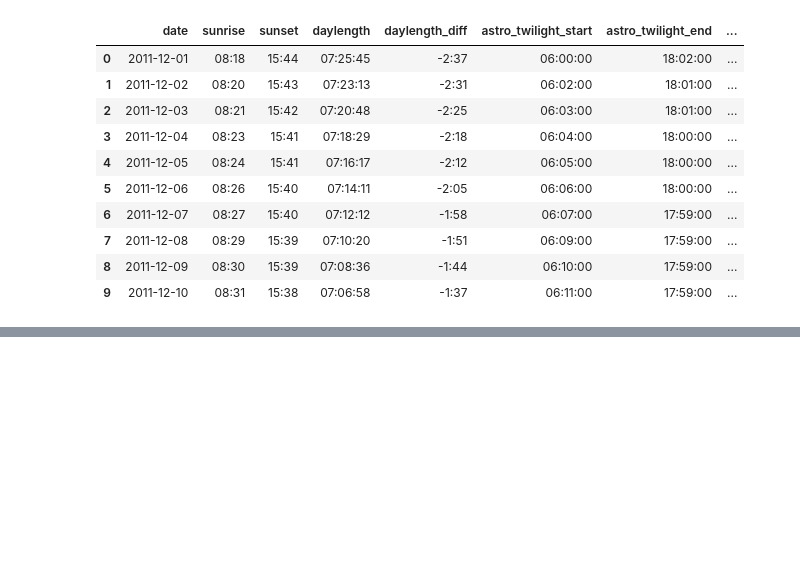
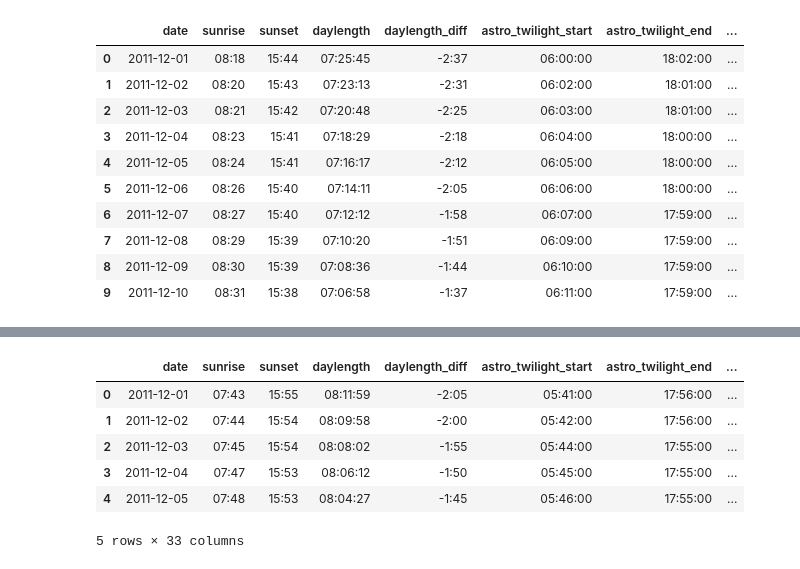
Before and after one commit to Firefly08/L5-DE-Hackathon-3-LH, a Jupyter notebook: explorer_short.ipynb, the cells around one changed output, grey strips where cells are left out. Cells and saved outputs as stored; diff of their text form; code cells hidden in the pictures; blank space fills up the shorter version.

```diff
--- a/explorer_short.ipynb
+++ b/explorer_short.ipynb
@@ -59,0 +89,12 @@ merged.to_csv('outputs/scottish_weather_data1.csv', index=False)
+# %%
+london_merged = utils.merge_datasets(london_df, royston_df)
+london_merged.to_csv('outputs/london_weather_data.csv', index=False)
+london_merged.head()
+# %% [output]
+|  | date | sunrise | sunset | daylength | daylength_diff | astro_twilight_start | astro_twilight_end | ... |
+| 0 | 2011-12-01 | 07:43 | 15:55 | 08:11:59 | -2:05 | 05:41:00 | 17:56:00 | ... |
+| 1 | 2011-12-02 | 07:44 | 15:54 | 08:09:58 | -2:00 | 05:42:00 | 17:56:00 | ... |
+| 2 | 2011-12-03 | 07:45 | 15:54 | 08:08:02 | -1:55 | 05:44:00 | 17:55:00 | ... |
+| 3 | 2011-12-04 | 07:47 | 15:53 | 08:06:12 | -1:50 | 05:45:00 | 17:55:00 | ... |
+| 4 | 2011-12-05 | 07:48 | 15:53 | 08:04:27 | -1:45 | 05:46:00 | 17:55:00 | ... |
+5 rows × 33 columns
```
Also changed, not shown: parts of 7 cells of this notebook.
